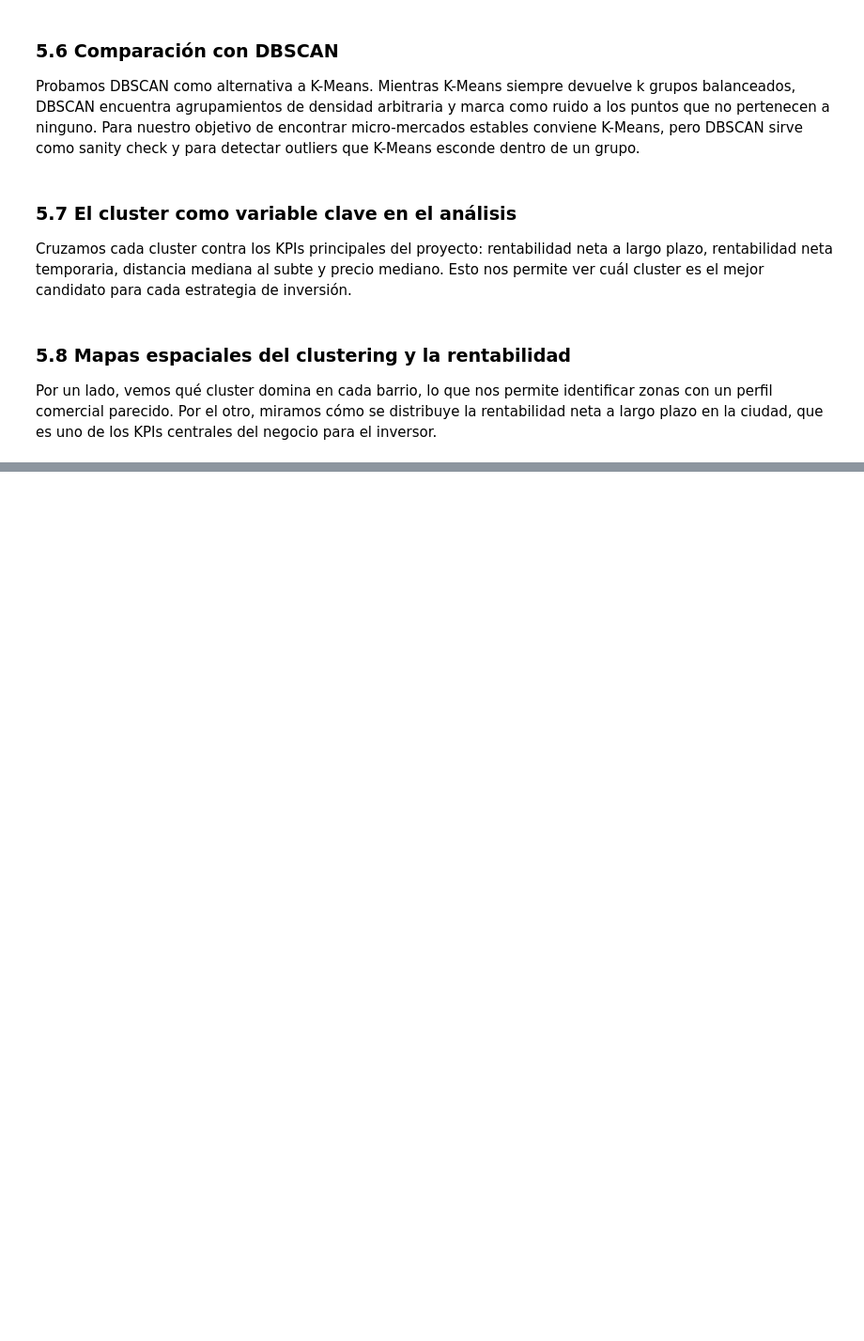
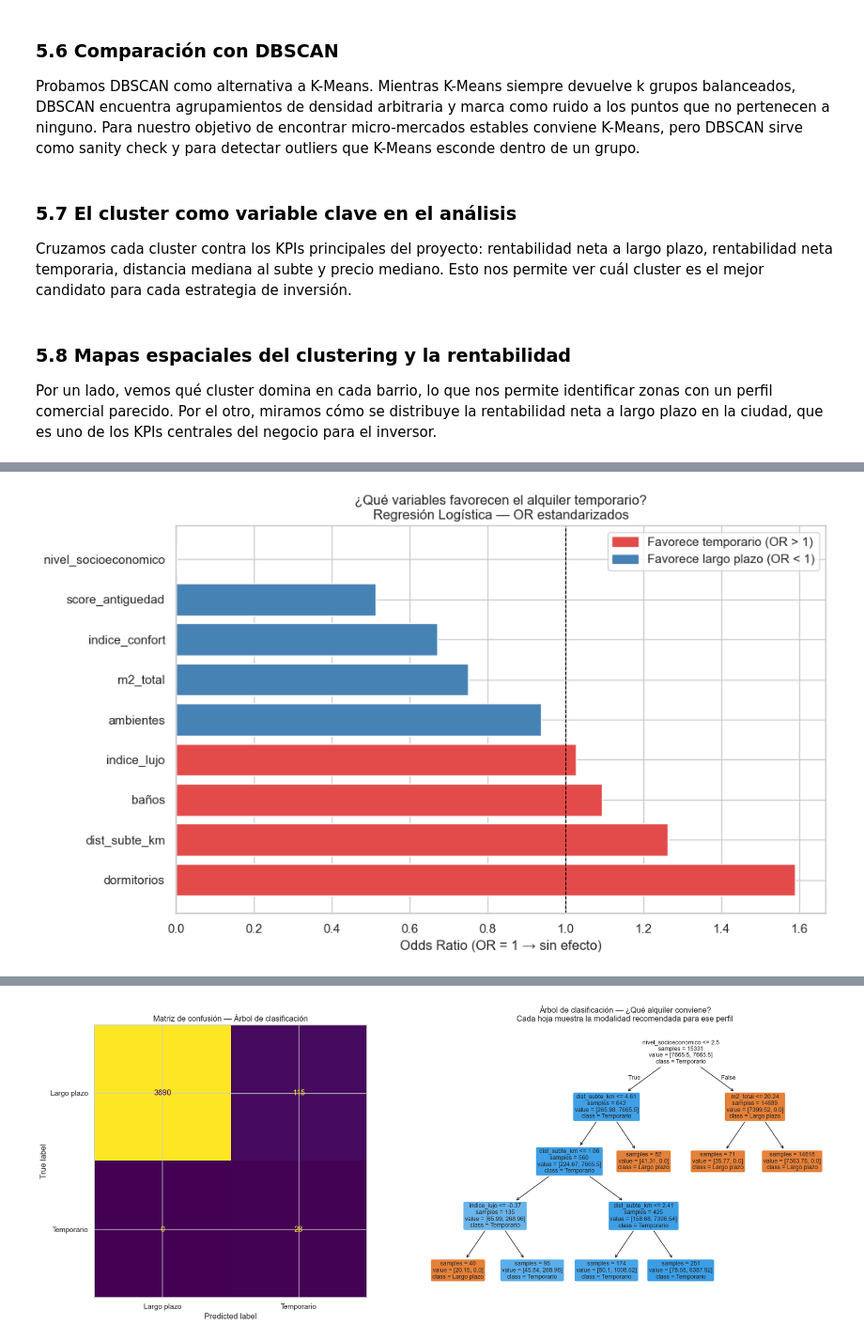
Before and after one commit to clararodriguezacevedo/descriptiva-real-estate, a Jupyter notebook: notebooks/TP3_Grupo_1.ipynb, the cells around one changed output, grey strips where cells are left out. Shown at 94% size. Drawn from its saved outputs; the diff is of its cells as text; code cells hidden in the pictures; blank space fills up the shorter version.

```diff
--- a/notebooks/TP3_Grupo_1.ipynb
+++ b/notebooks/TP3_Grupo_1.ipynb
@@ -1723,0 +2059,75 @@ print(top_rent_clusters.to_string())
+# %%
+# ── Odds ratios de la regresión logística ────────────────────────
+# OR > 1 = la variable favorece el alquiler temporario
+# OR < 1 = la variable favorece el largo plazo
+
+coef_logit = pd.Series(
+    pipe_logit.named_steps['model'].coef_[0],
+    index=features_ok
+)
+odds_ratios = np.exp(coef_logit).sort_values(ascending=False)
+
+print('=== Odds Ratios estandarizados — Regresión Logística ===')
+print('OR > 1 → la variable favorece elegir alquiler TEMPORARIO')
+print('OR < 1 → la variable favorece elegir LARGO PLAZO\n')
+print(odds_ratios.round(3).to_string())
+
+fig, ax = plt.subplots(figsize=(10, 6))
+colores_or = ['#E24B4A' if v > 1 else 'steelblue' for v in odds_ratios]
+ax.barh(odds_ratios.index, odds_ratios.values, color=colores_or, edgecolor='white')
+ax.axvline(1, color='black', linewidth=0.8, linestyle='--')
+ax.set_xlabel('Odds Ratio (OR = 1 → sin efecto)')
+ax.set_title('¿Qué variables favorecen el alquiler temporario?\n'
+             'Regresión Logística — OR estandarizados')
+patch_temp = mpatches.Patch(color='#E24B4A', label='Favorece temporario (OR > 1)')
+patch_lp   = mpatches.Patch(color='steelblue', label='Favorece largo plazo (OR < 1)')
+ax.legend(handles=[patch_temp, patch_lp])
+plt.tight_layout()
+plt.show()
+
+# ── Árbol de clasificación ───────────────────────────────────────
+arbol_modal = DecisionTreeClassifier(
+    max_depth=4,
+    min_samples_leaf=30,
+    random_state=SEED,
+    class_weight='balanced'
+)
+arbol_modal.fit(X_train_m, y_train_m)
+y_pred_arbol_m  = arbol_modal.predict(X_test_m)
+y_prob_arbol_m  = arbol_modal.predict_proba(X_test_m)[:, 1]
+
+print('\n=== Árbol de Clasificación — Modalidad de alquiler ===')
+print(classification_report(y_test_m, y_pred_arbol_m,
+      target_names=['Largo plazo', 'Temporario']))
+
+fig, axes = plt.subplots(1, 2, figsize=(18, 7))
+
+cm = confusion_matrix(y_test_m, y_pred_arbol_m)
+ConfusionMatrixDisplay(cm, display_labels=['Largo plazo', 'Temporario']).plot(
+    ax=axes[0], colorbar=False)
+axes[0].set_title('Matriz de confusión — Árbol de clasificación')
+
+plot_tree(
+    arbol_modal,
+    feature_names=features_ok,
+    class_names=['Largo plazo', 'Temporario'],
+    filled=True, rounded=True,
+    fontsize=9, ax=axes[1],
+    impurity=False, precision=2
+)
+axes[1].set_title('Árbol de clasificación — ¿Qué alquiler conviene?\n'
+                  'Cada hoja muestra la modalidad recomendada para ese perfil')
+plt.tight_layout()
+plt.show()
+
+# ── Curva ROC comparativa ────────────────────────────────────────
+fig, ax = plt.subplots(figsize=(7, 6))
+RocCurveDisplay.from_predictions(
+    y_test_m, y_prob_logit, name='Regresión Logística', ax=ax, color='steelblue')
+RocCurveDisplay.from_predictions(
+    y_test_m, y_prob_arbol_m, name='Árbol de Decisión', ax=ax, color='coral')
+ax.plot([0, 1], [0, 1], 'k--', linewidth=0.8)
+ax.set_title('Curva ROC — Clasificación de modalidad de alquiler')
+plt.tight_layout()
+plt.show()
+# %% [output]
@@ -1723,0 +2147 @@ print(top_rent_clusters.to_string())
+[figure, added]
@@ -1723,0 +2157 @@ print(top_rent_clusters.to_string())
+[figure, added]
```
Also changed, not shown: parts of 24 cells of this notebook.
